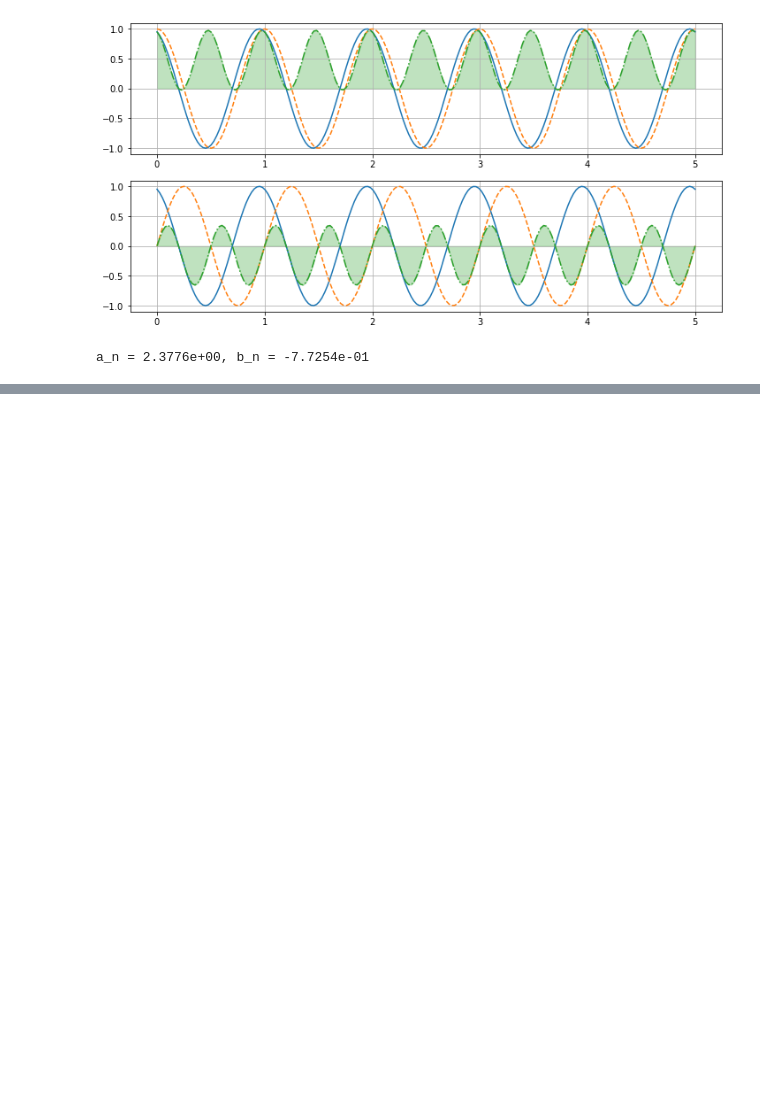
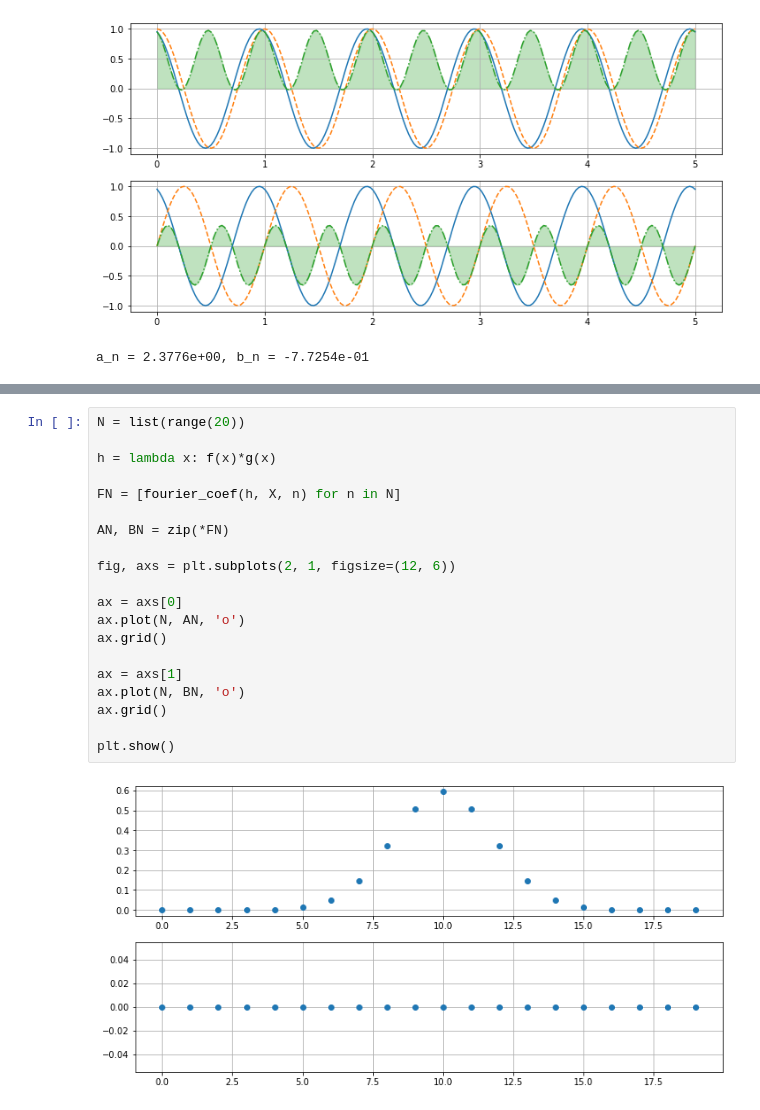
Before and after one commit to gdcs92/math-demos, a Jupyter notebook: fourier_coefficients.ipynb, the cells around one changed output, grey strips where cells are left out. Cells and saved outputs as stored; diff of their text form; blank space fills up the shorter version.

```diff
--- a/fourier_coefficients.ipynb
+++ b/fourier_coefficients.ipynb
@@ -179,0 +233,22 @@ a_n = 2.3776e+00, b_n = -7.7254e-01
+# %%
+N = list(range(20))
+
+h = lambda x: f(x)*g(x)
+
+FN = [fourier_coef(h, X, n) for n in N]
+
+AN, BN = zip(*FN)
+
+fig, axs = plt.subplots(2, 1, figsize=(12, 6))
+
+ax = axs[0]
+ax.plot(N, AN, 'o')
+ax.grid()
+
+ax = axs[1]
+ax.plot(N, BN, 'o')
+ax.grid()
+
+plt.show()
+# %% [output]
+[figure, added]
```
Also changed, not shown: parts of 15 cells of this notebook.
